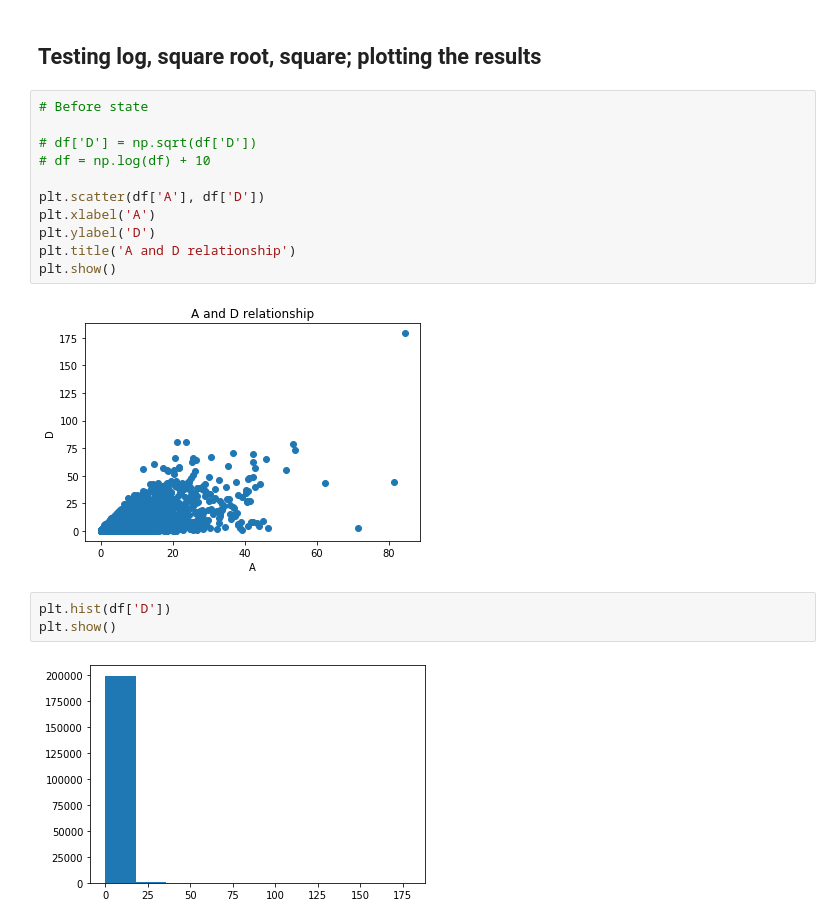
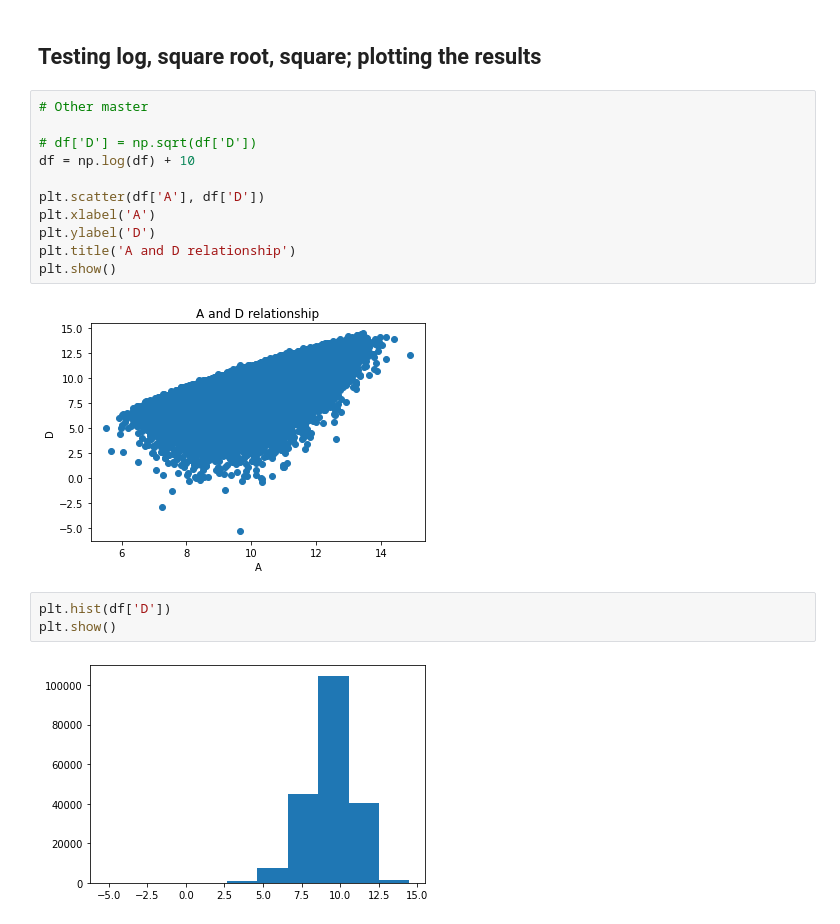
Before and after one commit to mbswirsky/git_example, a Jupyter notebook: example_notebook.ipynb, the cells around one changed output. Drawn from its saved outputs; the diff is of its cells as text.

```diff
--- a/example_notebook.ipynb
+++ b/example_notebook.ipynb
@@ -29,23 +29,23 @@ df.head()
 # %% [markdown]
 ## Testing log, square root, square; plotting the results
 # %%
-# Before state
+# Other master
 
 # df['D'] = np.sqrt(df['D'])
-# df = np.log(df) + 10
+df = np.log(df) + 10
 
 plt.scatter(df['A'], df['D'])
 plt.xlabel('A')
 plt.ylabel('D')
 plt.title('A and D relationship')
 plt.show()
 # %% [output]
-[figure, old version]
+[figure, new version]
 # %%
 plt.hist(df['D'])
 plt.show()
 # %% [output]
-[figure, old version]
+[figure, new version]
 # %%
 plt.scatter(df['A'], df['C'], c=df['D'])
 plt.xlabel('A')
```
Also changed, not shown: parts of 2 cells of this notebook.
